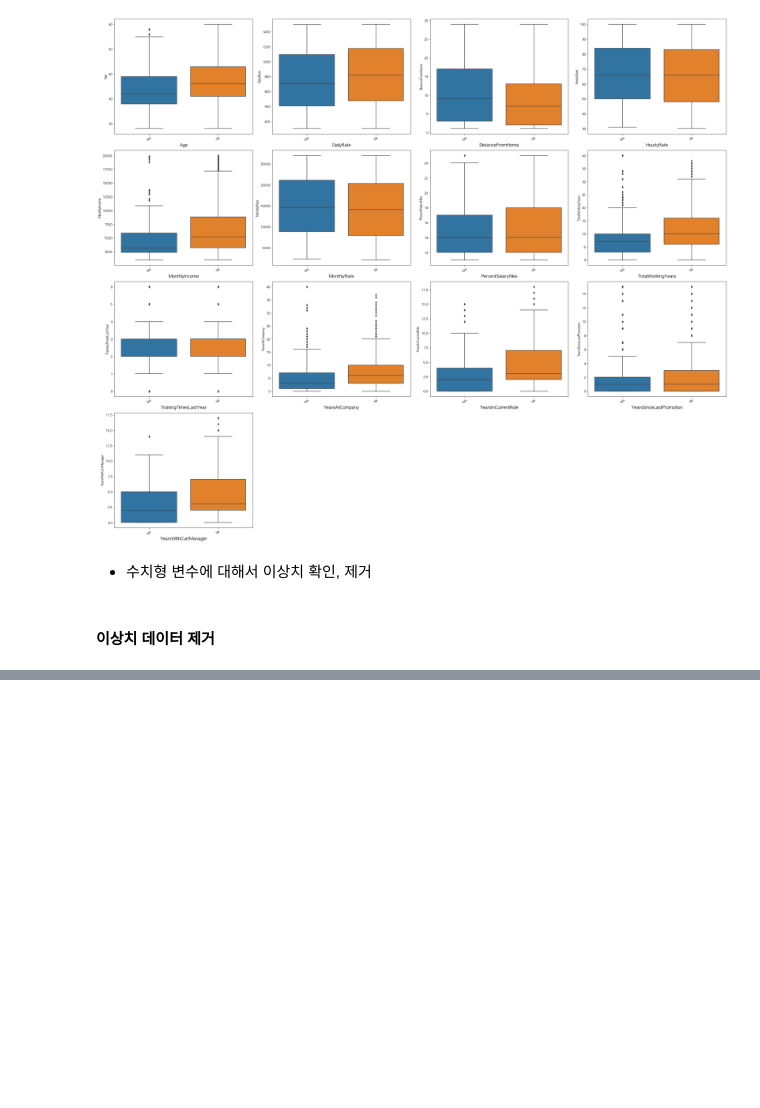
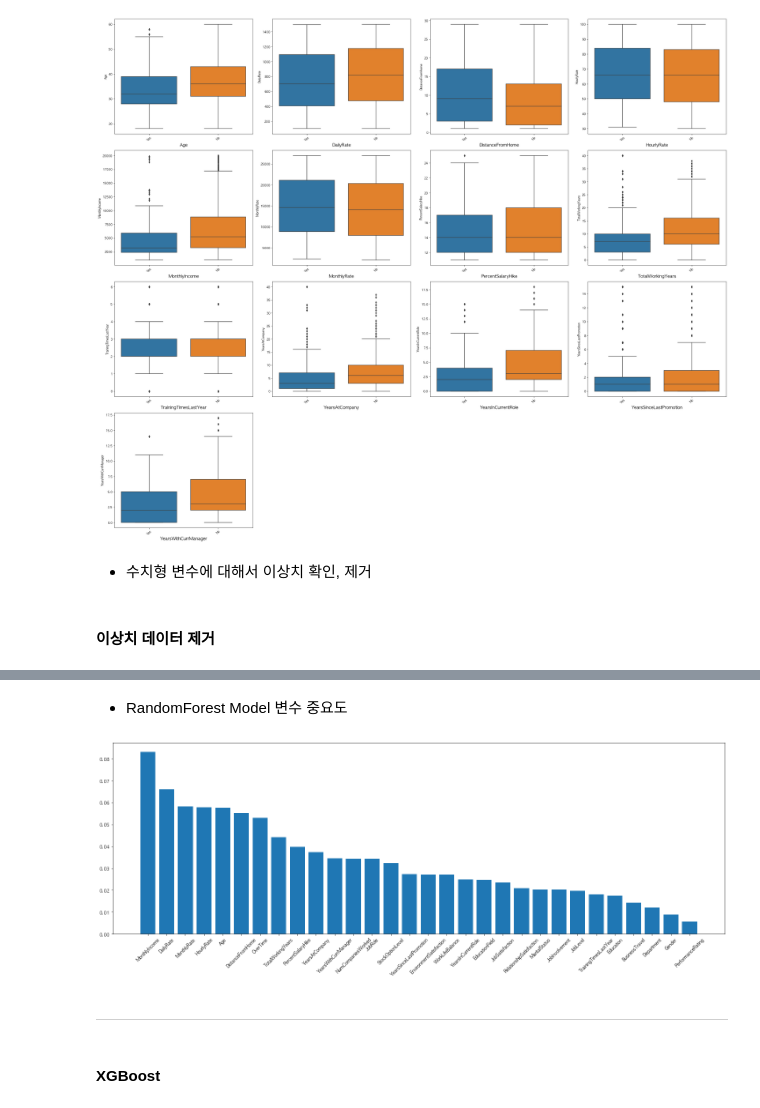
Before and after one commit to lee-jong-gu/attrition, a Jupyter notebook: Attrition MarkDown.ipynb, the cells around one changed output, grey strips where cells are left out. Cells and saved outputs as stored; diff of their text form; code cells hidden in the pictures; blank space fills up the shorter version.

```diff
--- a/Attrition MarkDown.ipynb
+++ b/Attrition MarkDown.ipynb
@@ -668,4 +706,14 @@ weighted avg       0.87      0.84      0.78       193
+# %% [markdown]
+* RandomForest Model 변수 중요도
 # %%
-# 랜덤포레스트 모델의 변수 중요도
+# RandomForest Model 변수 중요도
 
 pd.DataFrame({'feature':x.columns, 'importance':rf_model.feature_importances_}).sort_values(by='importance',ascending=False).T
+rf_imp = pd.DataFrame({'feature':x.columns, 'importance':rf_model.feature_importances_}).sort_values(by='importance',ascending=False)
+
+fig = plt.figure(figsize=(25,8))
+plt.bar(rf_imp['feature'],rf_imp['importance'])
+plt.xticks(rotation=45)
+plt.show()
+# %% [output]
+[figure, added]
@@ -673,0 +720,4 @@ pd.DataFrame({'feature':x.columns, 'importance':rf_model.feature_importances_}).
+# %% [markdown]
+---
+# %% [markdown]
+#### XGBoost
```
Also changed, not shown: parts of 56 cells of this notebook.
